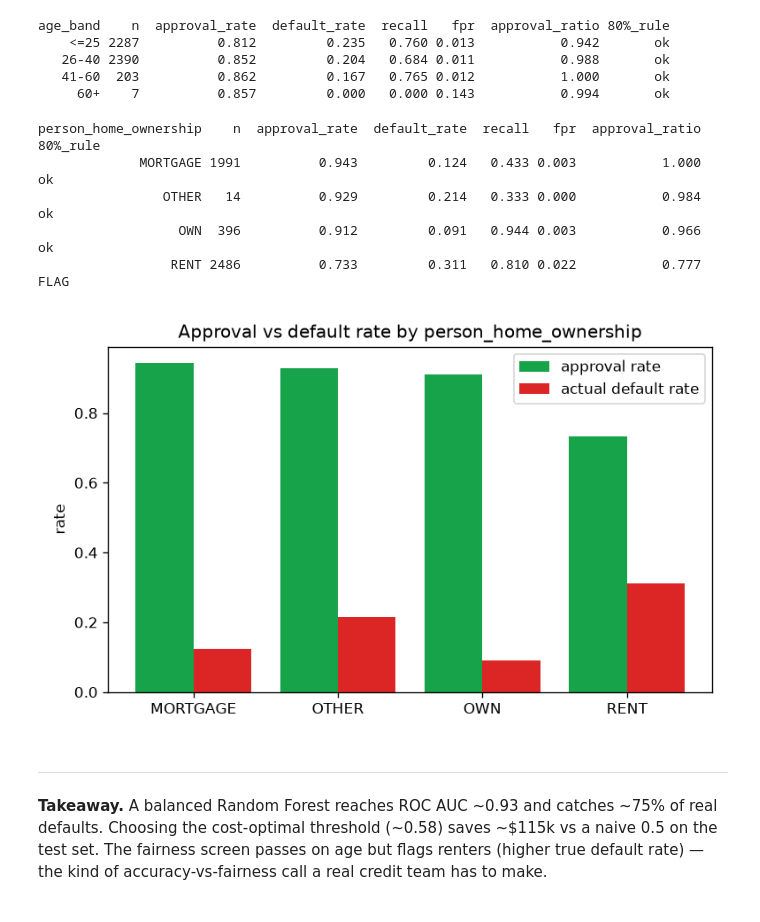
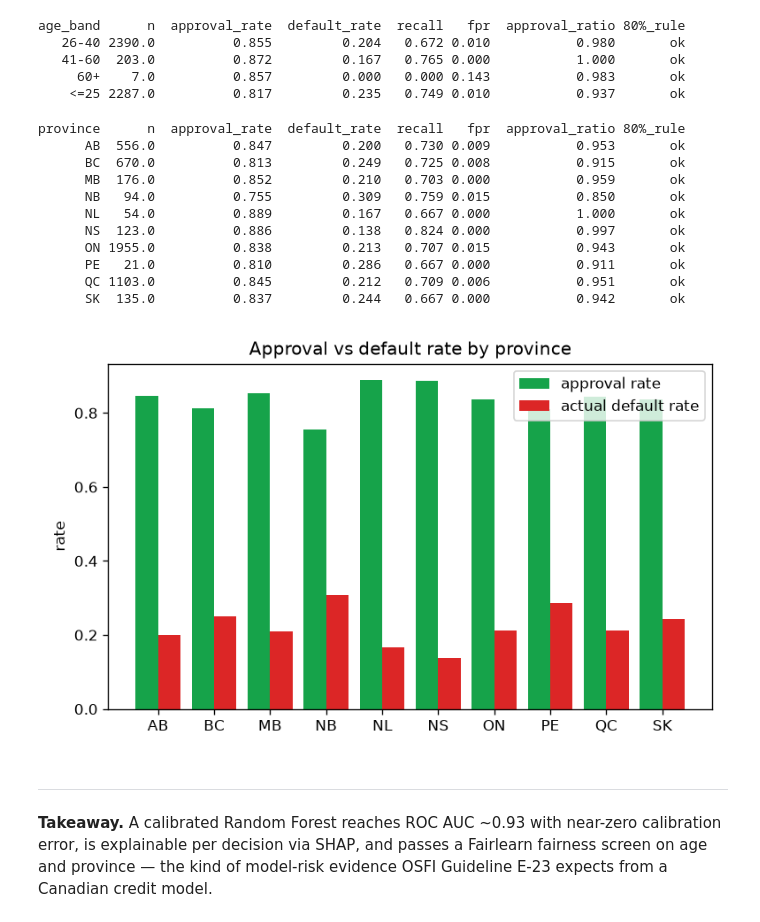
Before and after one commit to teampropty-hub/loan-default-predictor, a Jupyter notebook: analysis.ipynb, the cells around one changed output. Drawn from its saved outputs; the diff is of its cells as text; code cells hidden in the pictures.

```diff
--- a/analysis.ipynb
+++ b/analysis.ipynb
@@ -96,3 +0,0 @@ A 0.5 cutoff is arbitrary. Approving a loan that defaults loses `principal x LGD
-# %%
-scored = __import__('fairness').load_scored()
-t = __import__('json').load(open('model_meta.json'))['threshold']
@@ -118,25 +101,29 @@ Lending is regulated (ECOA / Reg B) against discrimination. The data has **age**
 from fairness import group_metrics
 group_metrics(scored, 'age_band', t)
 # %% [output]
-age_band    n  approval_rate  default_rate  recall   fpr  approval_ratio 80%_rule
-    <=25 2287          0.812         0.235   0.760 0.013           0.942       ok
-   26-40 2390          0.852         0.204   0.684 0.011           0.988       ok
-   41-60  203          0.862         0.167   0.765 0.012           1.000       ok
-     60+    7          0.857         0.000   0.000 0.143           0.994       ok
+age_band      n  approval_rate  default_rate  recall   fpr  approval_ratio 80%_rule
+   26-40 2390.0          0.855         0.204   0.672 0.010           0.980       ok
+   41-60  203.0          0.872         0.167   0.765 0.000           1.000       ok
+     60+    7.0          0.857         0.000   0.000 0.143           0.983       ok
+    <=25 2287.0          0.817         0.235   0.749 0.010           0.937       ok
 # %%
-group_metrics(scored, 'person_home_ownership', t)
+group_metrics(scored, 'province', t)
 # %% [output]
-person_home_ownership    n  approval_rate  default_rate  recall   fpr  approval_ratio 80%_rule
-             MORTGAGE 1991          0.943         0.124   0.433 0.003           1.000       ok
-                OTHER   14          0.929         0.214   0.333 0.000           0.984       ok
-                  OWN  396          0.912         0.091   0.944 0.003           0.966       ok
-                 RENT 2486          0.733         0.311   0.810 0.022           0.777     FLAG
+province      n  approval_rate  default_rate  recall   fpr  approval_ratio 80%_rule
+      AB  556.0          0.847         0.200   0.730 0.009           0.953       ok
+      BC  670.0          0.813         0.249   0.725 0.008           0.915       ok
+      MB  176.0          0.852         0.210   0.703 0.000           0.959       ok
+      NB   94.0          0.755         0.309   0.759 0.015           0.850       ok
+      NL   54.0          0.889         0.167   0.667 0.000           1.000       ok
+      NS  123.0          0.886         0.138   0.824 0.000           0.997       ok
+      ON 1955.0          0.838         0.213   0.707 0.015           0.943       ok
+      PE   21.0          0.810         0.286   0.667 0.000           0.911       ok
+      QC 1103.0          0.845         0.212   0.709 0.006           0.951       ok
+      SK  135.0          0.837         0.244   0.667 0.000           0.942       ok
 # %%
-from fairness import plot_group_metrics
-plot_group_metrics(group_metrics(scored, 'person_home_ownership', t),
-                   'person_home_ownership', 'reports/fairness_home.png')
+plot_group_metrics(group_metrics(scored,'province',t), 'province', 'reports/fairness_province.png')
 # %% [output]
-[figure, old version]
+[figure, new version]
-# %% [markdown]
----
-**Takeaway.** A balanced Random Forest reaches ROC AUC ~0.93 and catches ~75% of real defaults. Choosing the cost-optimal threshold (~0.58) saves ~$115k vs a naive 0.5 on the test set. The fairness screen passes on age but flags renters (higher true default rate) — the kind of accuracy-vs-fairness call a real credit team has to make.
+# %% [markdown]
+---
+**Takeaway.** A calibrated Random Forest reaches ROC AUC ~0.93 with near-zero calibration error, is explainable per decision via SHAP, and passes a Fairlearn fairness screen on age and province — the kind of model-risk evidence OSFI Guideline E-23 expects from a Canadian credit model.
```
Also changed, not shown: parts of 34 cells of this notebook, 29 other files.
